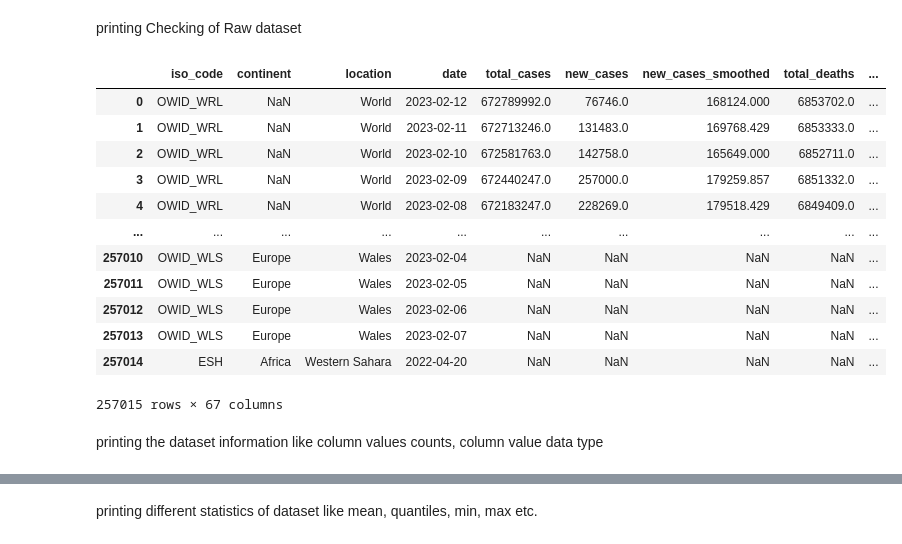
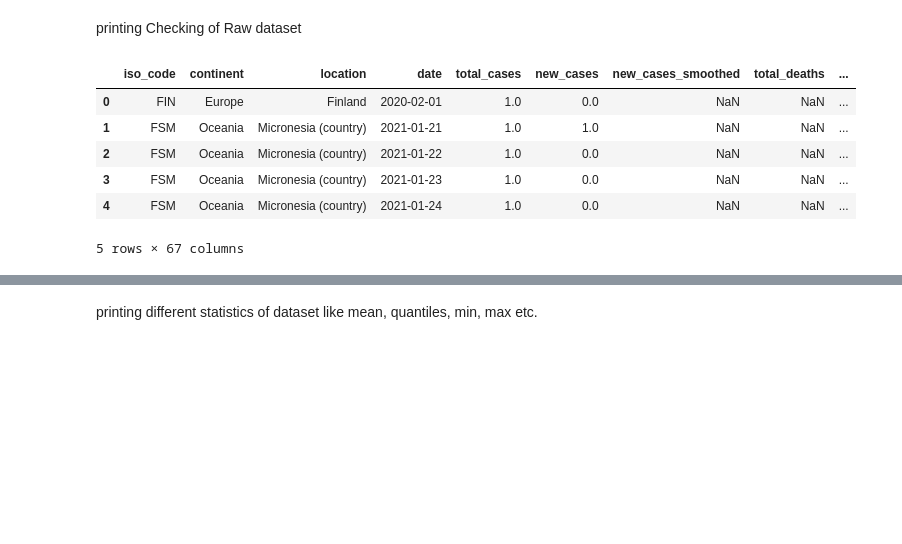
Before and after one commit to TechForEverybody/Applied_Data_Science_Practicals_Sem-8, a Jupyter notebook: Experiment-4/CS8A53_ADS_Experiment_4_ShivkumarChauhan.ipynb, the cells around one changed output, grey strips where cells are left out. Saved outputs shown, nothing was run; the diff lists cells and outputs as text; code cells hidden in the pictures; blank space fills up the shorter version.

```diff
--- a/Experiment-4/CS8A53_ADS_Experiment_4_ShivkumarChauhan.ipynb
+++ b/Experiment-4/CS8A53_ADS_Experiment_4_ShivkumarChauhan.ipynb
@@ -28,4 +28,4 @@ warnings.filterwarnings('ignore')
 # %% [markdown]
 reading dataset
 # %%
-Raw_Data=pandas.read_csv("../Data/Raw_Data/owid-covid-data.csv")
+Raw_Data=pandas.read_csv("../Data/Raw_Data/owid-covid-data.csv",date_parser='date')
@@ -32,3 +34,8 @@ Raw_Data=pandas.read_csv("../Data/Raw_Data/owid-covid-data.csv")
 # %% [markdown]
 selecting specific columns
+# %%
+Raw_Data=Raw_Data.sort_values(
+    by="total_cases",
+    ascending=True
+).reset_index(drop=True)
 # %%
@@ -49,2 +52,0 @@ Sorting the Dataframe using total_cases column
-# %%
-Raw_Data=Raw_Data.sort_values(by="total_cases",ascending=False).reset_index(drop=True)
@@ -55,20 +61,12 @@ Raw_Data=Raw_Data.sort_values(by="total_cases",ascending=False).reset_index(drop
 # %% [markdown]
 printing Checking of Raw dataset
 # %%
-Raw_Data
+Raw_Data.head()
 # %% [output]
 |  | iso_code | continent | location | date | total_cases | new_cases | new_cases_smoothed | total_deaths | ... |
-| 0 | OWID_WRL | NaN | World | 2023-02-12 | 672789992.0 | 76746.0 | 168124.000 | 6853702.0 | ... |
-| 1 | OWID_WRL | NaN | World | 2023-02-11 | 672713246.0 | 131483.0 | 169768.429 | 6853333.0 | ... |
-| 2 | OWID_WRL | NaN | World | 2023-02-10 | 672581763.0 | 142758.0 | 165649.000 | 6852711.0 | ... |
-| 3 | OWID_WRL | NaN | World | 2023-02-09 | 672440247.0 | 257000.0 | 179259.857 | 6851332.0 | ... |
-| 4 | OWID_WRL | NaN | World | 2023-02-08 | 672183247.0 | 228269.0 | 179518.429 | 6849409.0 | ... |
-| ... | ... | ... | ... | ... | ... | ... | ... | ... | ... |
-| 257010 | OWID_WLS | Europe | Wales | 2023-02-04 | NaN | NaN | NaN | NaN | ... |
-| 257011 | OWID_WLS | Europe | Wales | 2023-02-05 | NaN | NaN | NaN | NaN | ... |
-| 257012 | OWID_WLS | Europe | Wales | 2023-02-06 | NaN | NaN | NaN | NaN | ... |
-| 257013 | OWID_WLS | Europe | Wales | 2023-02-07 | NaN | NaN | NaN | NaN | ... |
-| 257014 | ESH | Africa | Western Sahara | 2022-04-20 | NaN | NaN | NaN | NaN | ... |
+| 0 | FIN | Europe | Finland | 2020-02-01 | 1.0 | 0.0 | NaN | NaN | ... |
+| 1 | FSM | Oceania | Micronesia (country) | 2021-01-21 | 1.0 | 1.0 | NaN | NaN | ... |
+| 2 | FSM | Oceania | Micronesia (country) | 2021-01-22 | 1.0 | 0.0 | NaN | NaN | ... |
+| 3 | FSM | Oceania | Micronesia (country) | 2021-01-23 | 1.0 | 0.0 | NaN | NaN | ... |
+| 4 | FSM | Oceania | Micronesia (country) | 2021-01-24 | 1.0 | 0.0 | NaN | NaN | ... |
-257015 rows × 67 columns
+5 rows × 67 columns
-# %% [markdown]
-printing the dataset information like column values counts, column value data type
```
Also changed, not shown: parts of 85 cells of this notebook, 6 other files.
